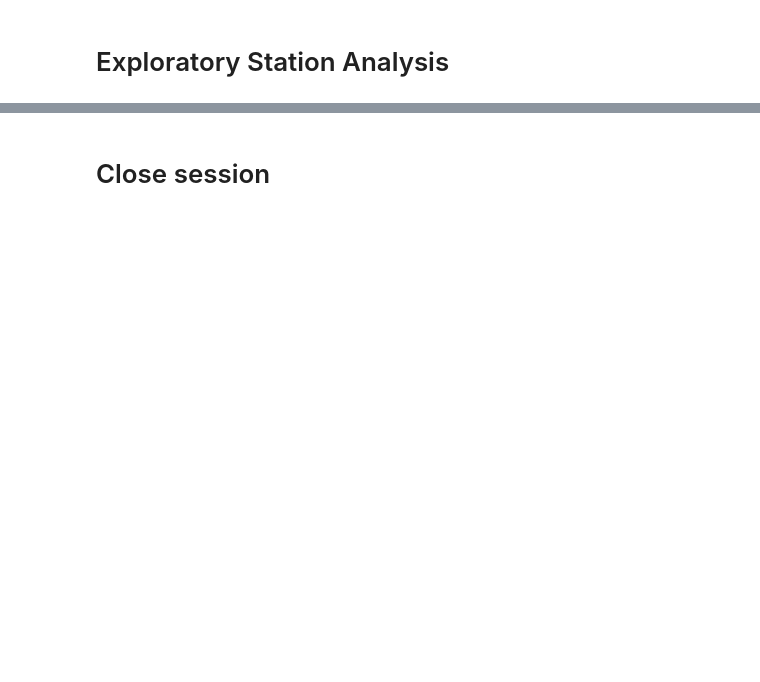
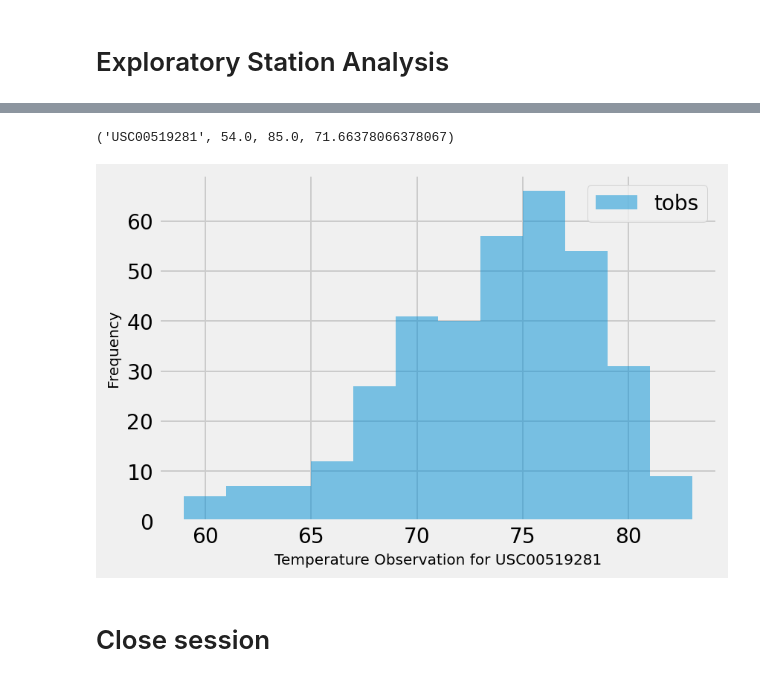
Before and after one commit to daintycuevas/sqlalchemy-challenge, a Jupyter notebook: climate_starter.ipynb, the cells around one changed output, grey strips where cells are left out. Cells and saved outputs as stored; diff of their text form; code cells hidden in the pictures; blank space fills up the shorter version.

```diff
--- a/climate_starter.ipynb
+++ b/climate_starter.ipynb
@@ -30,7 +31,7 @@ Base.classes.keys()
 ['measurement', 'station']
 # %%
 # Save references to each table
-Measure = Base.classes.measurement
+Measurement = Base.classes.measurement
 Station = Base.classes.station
 # %%
 # Create our session (link) from Python to the DB
@@ -68,8 +220,35 @@ session = Session(engine)
 # %%
 # Using the most active station id from the previous query, calculate the lowest, highest, and average temperature.
+
+qry = session.query(Measurement.station,
+                    func.min(Measurement.tobs).label("lowest_temp"),
+                    func.max(Measurement.tobs).label("highest_temp"),
+                    func.avg(Measurement.tobs).label("average_temp"),
+                    ).filter(Measurement.station == 'USC00519281').all()
+for result in qry:
+    print(result)
+# %% [output]
+('USC00519281', 54.0, 85.0, 71.66378066378067)
 # %%
 # Using the most active station id
 # Query the last 12 months of temperature observation data for this station and plot the results as a histogram
+
+active_date = session.query(Measurement.date).filter(Measurement.station == 'USC00519281').order_by(Measurement.date.desc()).first()
+# %%
+active_date = list(active_date)[0]
+active_date = dt.datetime.strptime(active_date, '%Y-%m-%d')
+last_year = active_date - dt.timedelta(days=365)
+# %%
+waihee_last_yr = session.query(Measurement.date, Measurement.tobs).filter(Measurement.station == 'USC00519281').order_by(Measurement.date.desc()).filter(Measurement.date >= last_year).all()
+# %%
+waihee_df = pd.DataFrame(waihee_last_yr)
+waihee_df.plot.hist(bins=12, figsize=(6, 4), legend=True, alpha=0.5)
+plt.xlabel('Temperature Observation for USC00519281', fontsize=10)
+plt.ylabel('Frequency', fontsize=10)
+plt.legend(loc='best')
+plt.show()
+# %% [output]
+[figure, added]
 # %% [markdown]
 # Close session
 # %%
```
Also changed, not shown: parts of 20 cells of this notebook.
